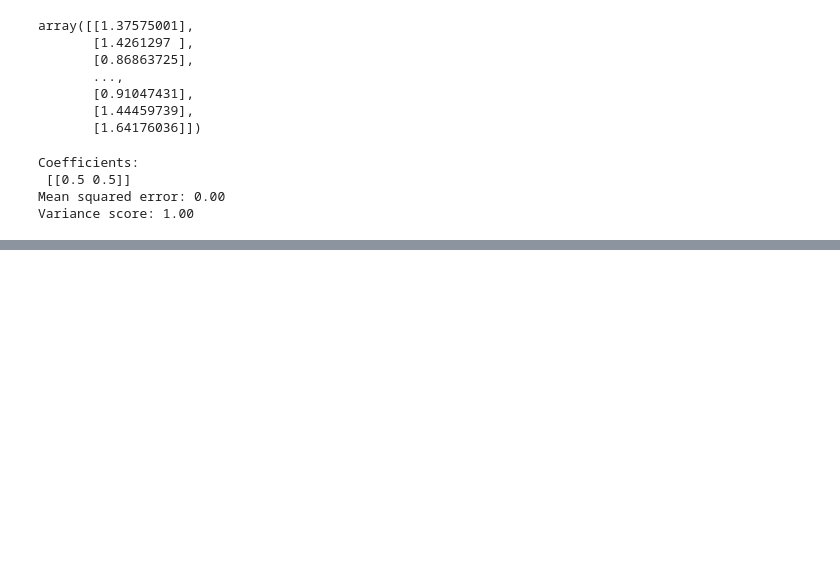
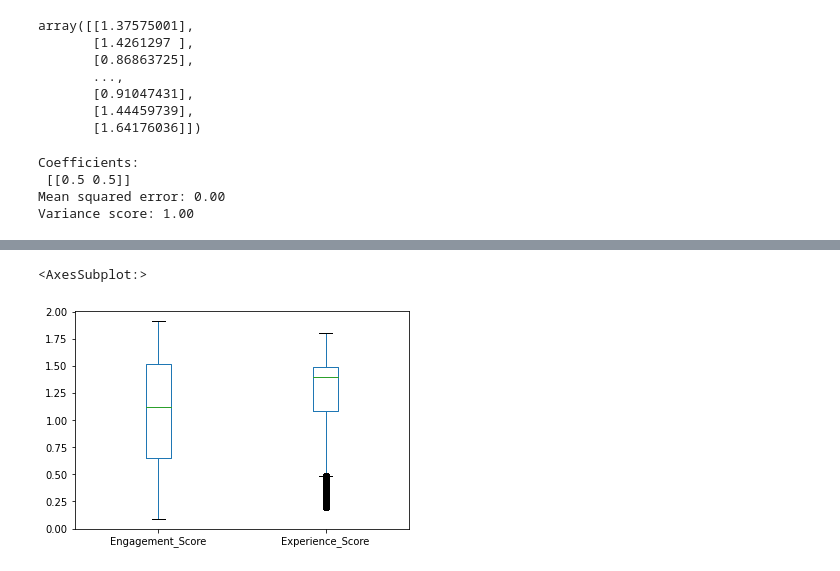
Before and after one commit to bkget/Telecom-Data-Analysis, a Jupyter notebook: notebooks/4.user_satisifaction_analysis.ipynb, the cells around one changed output, grey strips where cells are left out. Drawn from its saved outputs; the diff is of its cells as text; code cells hidden in the pictures; blank space fills up the shorter version.

```diff
--- a/notebooks/4.user_satisifaction_analysis.ipynb
+++ b/notebooks/4.user_satisifaction_analysis.ipynb
@@ -254,0 +257,4 @@ Variance score: 1.00
+# %%
+user_satisfaction_df = user_df[['Customer_Id', 'Engagement_Score', 'Experience_Score']].copy()
+user_satisfaction_df = user_satisfaction_df.set_index('Customer_Id')
+user_satisfaction_df.head(5)
@@ -254,0 +269,5 @@ Variance score: 1.00
+# %%
+user_satisfaction_df.plot.box()
+# %% [output]
+<AxesSubplot:>
+[figure, added]
```
Also changed, not shown: parts of 3 cells of this notebook.
